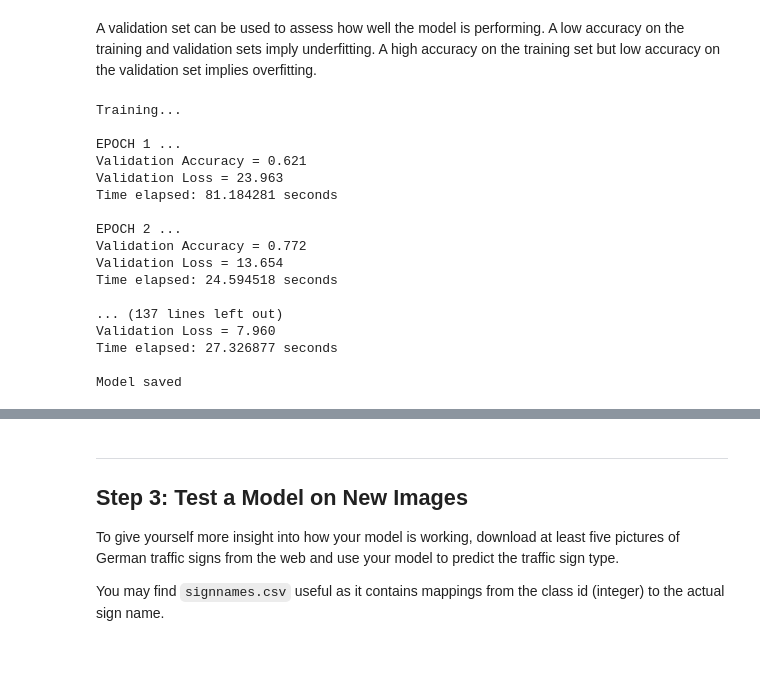
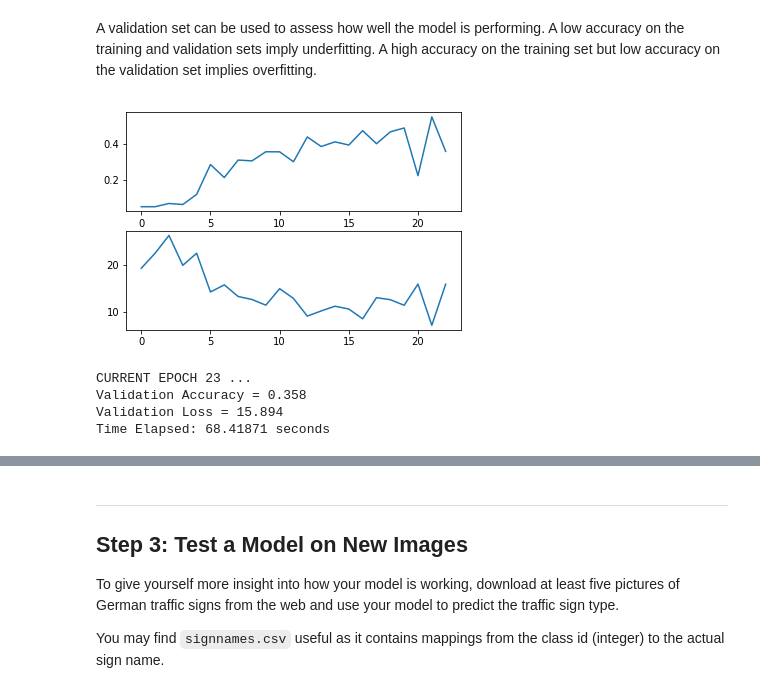
Before and after one commit to ShikaSD/CarND-Traffic-Sign-Classifier-Project, a Jupyter notebook: Traffic_Sign_Classifier.ipynb, the cells around one changed output, grey strips where cells are left out. Drawn from its saved outputs; the diff is of its cells as text; code cells hidden in the pictures; blank space fills up the shorter version.

```diff
--- a/Traffic_Sign_Classifier.ipynb
+++ b/Traffic_Sign_Classifier.ipynb
@@ -226,3 +226,18 @@ def lrelu(x, leak=0.01, name="lrelu"):
          f1 = 0.5 * (1 + leak)
          f2 = 0.5 * (1 - leak)
          return f1 * x + f2 * abs(x)
+
+def conv_layer(input, shape, name="conv"):
+    with tf.variable_scope(name):
+        w = tf.get_variable("w", shape=shape, initializer=init())
+        b = tf.get_variable("b", shape=[shape[-1]], initializer=init())
+        return tf.nn.elu(tf.nn.conv2d(input, w, [1, 1, 1, 1], 'VALID') + b)
+
+def fc_layer(input, shape, name="fc"):
+    with tf.variable_scope(name):
+        w = tf.get_variable("w", shape=shape, initializer=init())
+        b = tf.get_variable("b", shape=[shape[-1]], initializer=init())
+        return tf.add(tf.matmul(input, w), b)
+
+def pool(input):
+    return tf.nn.max_pool(input, ksize=[1, 2, 2, 1], strides=[1, 2, 2, 1], padding='VALID')
@@ -299,8 +269,8 @@ one_hot_y = tf.one_hot(y, n_classes)
 
 rate = 0.001
 
-EPOCHS = 30
-BATCH_SIZE = 256
+EPOCHS = 100
+BATCH_SIZE = 1024
 
 cross_entropy = tf.nn.softmax_cross_entropy_with_logits(logits=logits, labels=one_hot_y)
 loss_operation = tf.reduce_mean(cross_entropy)
@@ -325,57 +295,68 @@ def evaluate(X_data, y_data):
     return (total_loss, total_accuracy / num_examples)
 # %%
 from datetime import datetime
+from IPython.display import clear_output, display
 
 with tf.Session() as sess:
 
     sess.run(tf.global_variables_initializer())
     num_examples = len(X_train)
 
+    epoch_accuracy = []
+    epoch_loss = []
+
     print("Training...")
-    print()
+
     for i in range(EPOCHS):
         time = datetime.now()
         X_aug, y_aug = list(X_train), list(y_train)
         max_items = max(number_of_items)
         for index in range(0, n_classes):
            items_added, result = augment(i, max_items - number_of_items[i], rate=0.9 ** i)
            X_aug += result
            y_aug += ([index] * (items_added))
         X_aug, y_aug = shuffle(X_aug, y_aug)
 
-        num_examples = len(X_aug)
+       # num_examples = len(X_aug)
         for offset in range(0, num_examples, BATCH_SIZE):
             end = offset + BATCH_SIZE
-            batch_x, batch_y = X_aug[offset:end], y_aug[offset:end]
+            batch_x, batch_y = X_train[offset:end], y_train[offset:end]
             sess.run(training_operation, feed_dict={x: batch_x, y: batch_y, keep_prob: 0.5})
 
-        loss, validation_accuracy = evaluate(X_valid, y_valid)
-        print("EPOCH {} ...".format(i+1))
-        print("Validation Accuracy = {:.3f}".format(validation_accuracy))
+        loss, accuracy = evaluate(X_valid, y_valid)
+
+        clear_output(wait=True)
+
+        epoch_loss.append(loss)
+        epoch_accuracy.append(accuracy)
+
+        plt.close("all")
+
+        figure = plt.figure()
+        sp = figure.add_subplot(2, 1, 1)
+        sp.plot(range(0, len(epoch_accuracy)), epoch_accuracy)
+        sp = figure.add_subplot(2, 1, 2)
+        sp.plot(range(0, len(epoch_loss)), epoch_loss)
+
+        display(plt.gcf())
+
+        print("CURRENT EPOCH {} ...".format(i))
+        print("Validation Accuracy = {:.3f}".format(accuracy))
         print("Validation Loss = {:.3f}".format(loss))
-        print("Time elapsed: {} seconds".format((datetime.now() - time).total_seconds()))
+        print("Time Elapsed: {} seconds".format((datetime.now() - time).total_seconds()))
         print()
+
+        if accuracy >= max(epoch_accuracy):
+
 
     saver.save(sess, './lenet')
     print("Model saved")
 # %% [output]
+[figure, added]
-Training...
-
-EPOCH 1 ...
-Validation Accuracy = 0.621
-Validation Loss = 23.963
-Time elapsed: 81.184281 seconds
-
-EPOCH 2 ...
-Validation Accuracy = 0.772
-Validation Loss = 13.654
-Time elapsed: 24.594518 seconds
-
-... (137 lines left out)
-Validation Loss = 7.960
-Time elapsed: 27.326877 seconds
-
-Model saved
+CURRENT EPOCH 23 ...
+Validation Accuracy = 0.358
+Validation Loss = 15.894
+Time Elapsed: 68.41871 seconds
 # %%
 with tf.Session() as sess:
     saver.restore(sess, tf.train.latest_checkpoint('.'))
```
Also changed, not shown: parts of 12 cells of this notebook.
